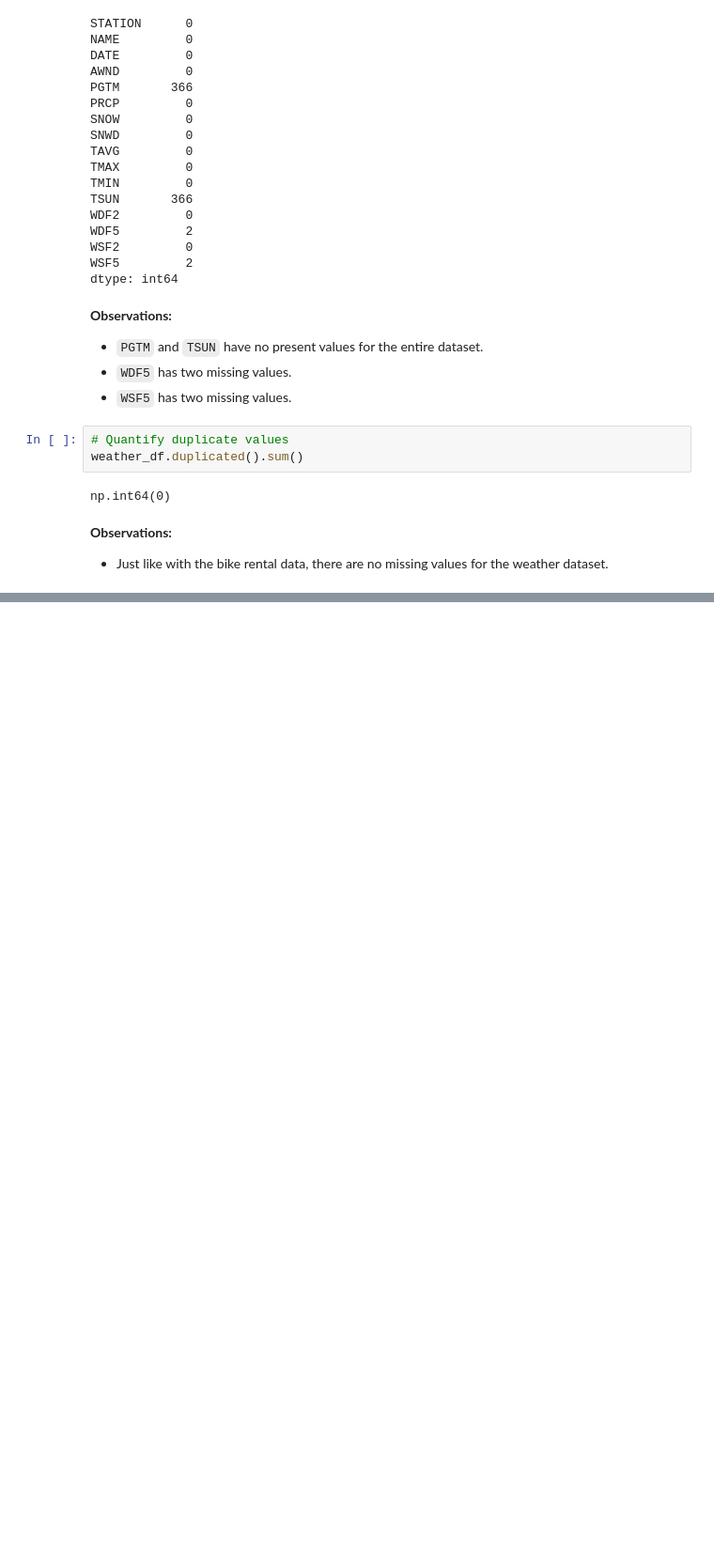
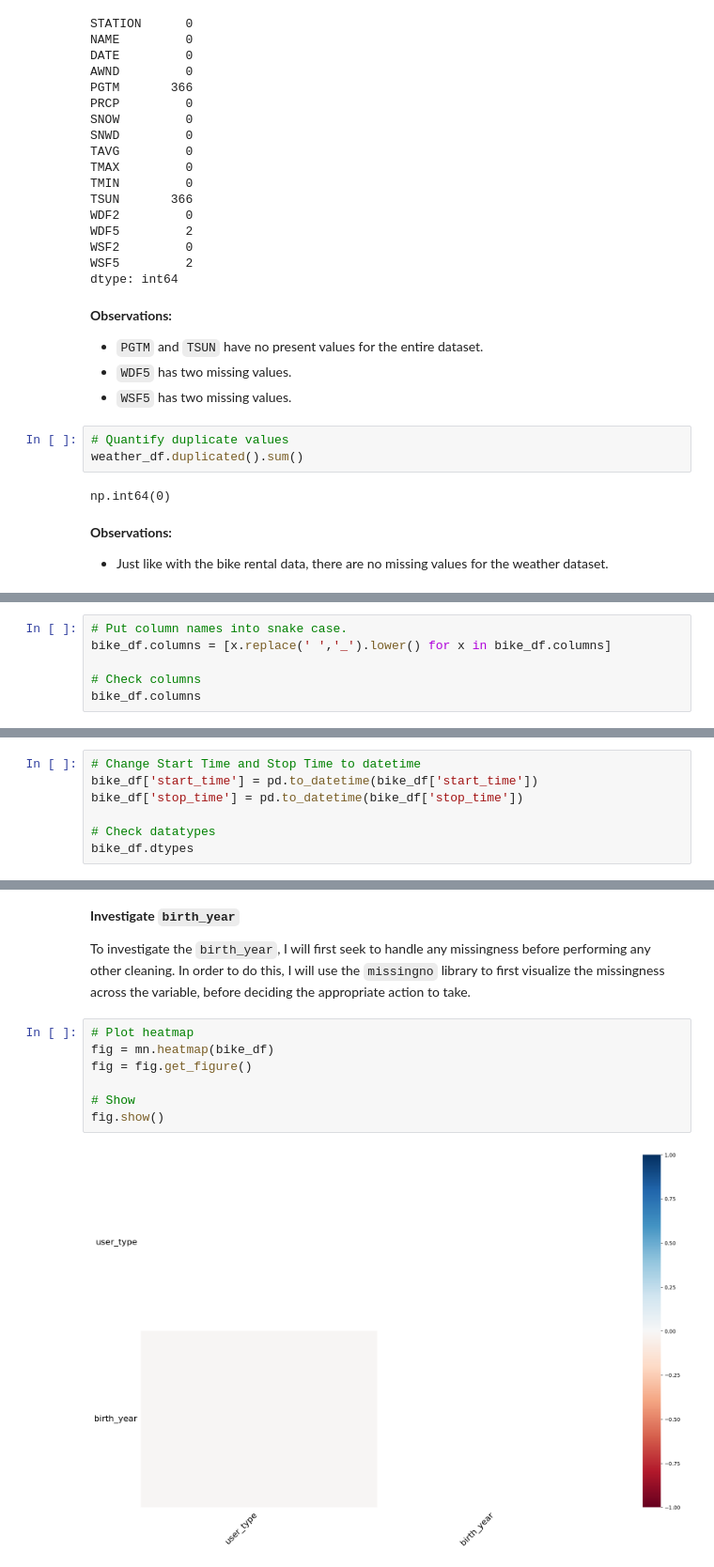
Before and after one commit to charliemarshall1996/bike-rental-data-management, a Jupyter notebook: bike_rental_data_management.ipynb, the cells around one changed output, grey strips where cells are left out. Shown at 94% size. Saved outputs shown, nothing was run; the diff lists cells and outputs as text; blank space fills up the shorter version.

```diff
--- a/bike_rental_data_management.ipynb
+++ b/bike_rental_data_management.ipynb
@@ -287,0 +316,6 @@ np.int64(0)
+# %%
+# Put column names into snake case.
+bike_df.columns = [x.replace(' ','_').lower() for x in bike_df.columns]
+
+# Check columns
+bike_df.columns
@@ -287,0 +331,7 @@ np.int64(0)
+# %%
+# Change Start Time and Stop Time to datetime
+bike_df['start_time'] = pd.to_datetime(bike_df['start_time'])
+bike_df['stop_time'] = pd.to_datetime(bike_df['stop_time'])
+
+# Check datatypes
+bike_df.dtypes
@@ -287,0 +356,13 @@ np.int64(0)
+# %% [markdown]
+**Investigate `birth_year`**
+
+To investigate the `birth_year`, I will first seek to handle any missingness before performing any other cleaning. In order to do this, I will use the `missingno` library to first visualize the missingness across the variable, before deciding the appropriate action to take.
+# %%
+# Plot heatmap
+fig = mn.heatmap(bike_df)
+fig = fig.get_figure()
+
+# Show
+fig.show()
+# %% [output]
+[figure, added]
```
Also changed, not shown: parts of 68 cells of this notebook, 2 other files.
